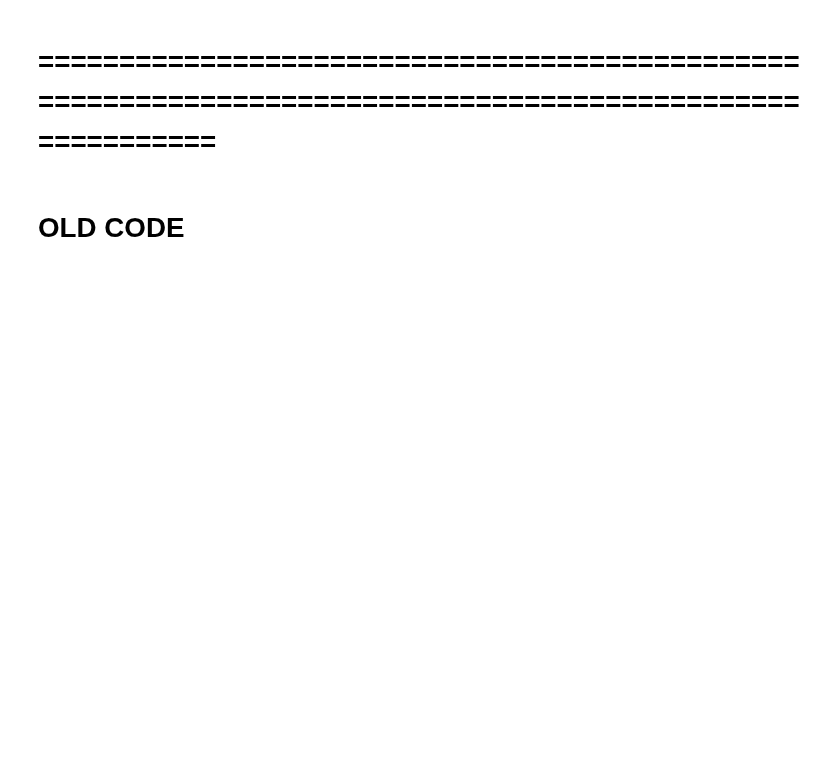
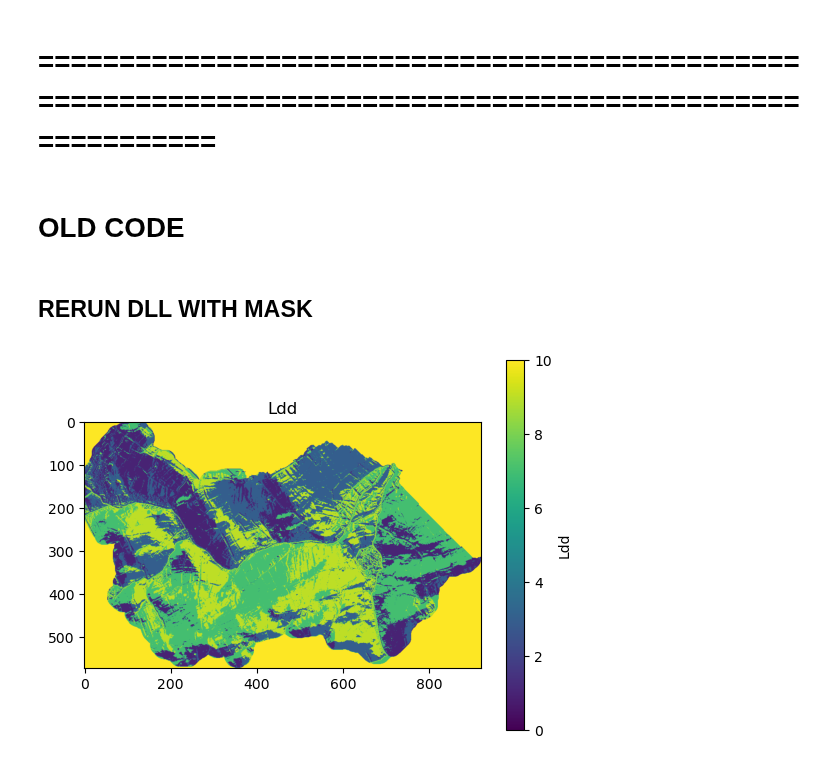
Before and after one commit to AquaPore/WflowRaster.jl, a Jupyter notebook: src/Python/Python_Pyflwdir_Wflow.ipynb, the cells around one changed output. Cells and saved outputs as stored; diff of their text form; code cells hidden in the pictures; blank space fills up the shorter version.

```diff
--- a/src/Python/Python_Pyflwdir_Wflow.ipynb
+++ b/src/Python/Python_Pyflwdir_Wflow.ipynb
@@ -601,3 +645,63 @@ def DEM_2_LDD_PYFLWDIR(
         src.write(Ldd_Array, 1)
 
     return Ldd_Pyflwdir, Ldd_Array
+# %% [markdown]
+## **RERUN DLL WITH MASK**
+# %%
+import os as os
+import numpy as np
+
+Path_Input_Catchment = os.path.join(Output_Root_Python, Subcatchment_Output)
+
+with rasterio.open(Path_Input_Catchment, "r") as src:
+   Catchment = src.read(1)
+   nodata = src.nodata
+   transform = src.transform
+   crs = src.crs
+   latlon = src.crs.is_geographic
+   prof = src.profile
+
+Path_Input_Dem = os.path.join(Input_Root_Julia, Dem_Input_Julia)
+
+with rasterio.open(Path_Input_Dem, "r") as src:
+   Dem = src.read(1)
+   nodata = src.nodata
+   transform = src.transform
+   crs = src.crs
+   latlon = src.crs.is_geographic
+   prof = src.profile
+
+# Masking
+Nx, Ny = np.shape(Dem)
+
+Dem_Mask = np.ma.empty(shape=(Nx, Ny))
+for iX in range(Nx):
+   for iY in range(Ny):
+      if Catchment[iX, iY] > 0:
+            Dem_Mask[iX, iY] = Dem[iX, iY]
+      else:
+            Dem_Mask[iX, iY] = np.nan
+
+# Writting masked
+Path_Output_DemMasked = os.path.join(Input_Root_Julia, Dem_Masked)
+prof.update(dtype=rasterio.float64, nodata=np.nan)
+with rasterio.open(Path_Output_DemMasked, "w", **prof) as src:
+   src.write(Dem_Mask, 1)
+
+# Rerunning the Ldd with the masked DEM
+Path_Output_Ldd = os.path.join(Output_Root_Python, Ldd_Output)
+
+Ldd_Pyflwdir = DEM_2_LDD_HYDROMT(
+    Path_Output_DemMasked,
+    Path_Output_Ldd,
+    Ldd_MaxDepth=Ldd_MaxDepth,
+    Ldd_RiverDepth=Ldd_RiverDepth,
+    NoData=NoData,
+    outlets="Edge",
+    River=River_Geopandas,
+    Idxs_pit = None,
+)
+
+PLOT_MAPS(Ldd_Pyflwdir, "Ldd", 0, 10)
+# %% [output]
+[figure, added]
```
Also changed, not shown: parts of 15 cells of this notebook, 4 other files.
